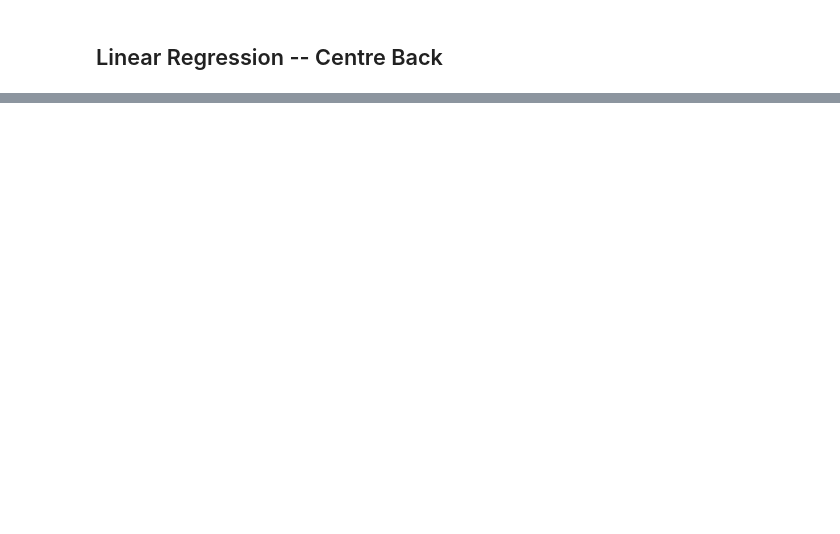
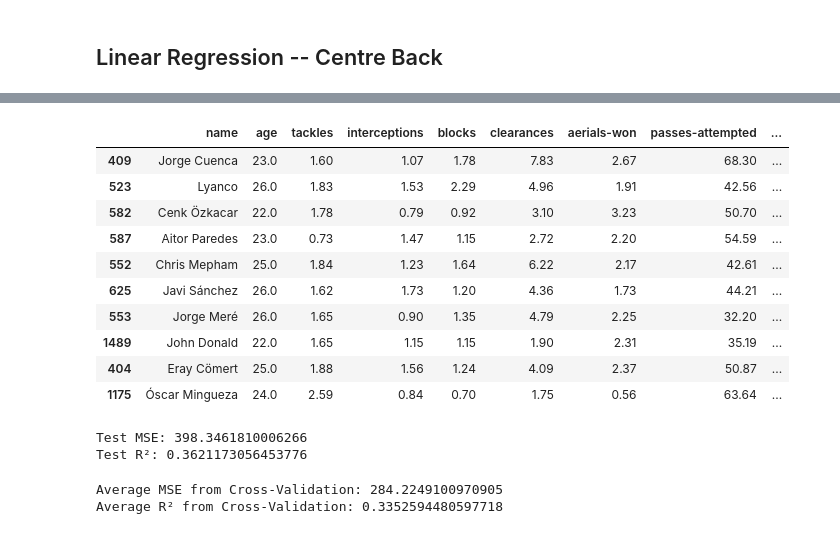
Before and after one commit to enesyesil/Moneyball-Scout-ML, a Jupyter notebook: Moneyball Scout Dataset.ipynb, the cells around one changed output, grey strips where cells are left out. Cells and saved outputs as stored; diff of their text form; code cells hidden in the pictures; blank space fills up the shorter version.

```diff
--- a/Moneyball Scout Dataset.ipynb
+++ b/Moneyball Scout Dataset.ipynb
@@ -849,0 +827,16 @@ ValueError: Input contains NaN, infinity or a value too large for dtype('float64
+# %%
+undervalued_players_27 = df_cb[(df_cb['underrated_score'] > 0)& (df_cb['age'] < 27.0)].sort_values(by='underrated_score', ascending=False)
+
+undervalued_players_27.head(10)
+# %% [output]
+|  | name | age | tackles | interceptions | blocks | clearances | aerials-won | passes-attempted | ... |
+| 409 | Jorge Cuenca | 23.0 | 1.60 | 1.07 | 1.78 | 7.83 | 2.67 | 68.30 | ... |
+| 523 | Lyanco | 26.0 | 1.83 | 1.53 | 2.29 | 4.96 | 1.91 | 42.56 | ... |
+| 582 | Cenk Özkacar | 22.0 | 1.78 | 0.79 | 0.92 | 3.10 | 3.23 | 50.70 | ... |
+| 587 | Aitor Paredes | 23.0 | 0.73 | 1.47 | 1.15 | 2.72 | 2.20 | 54.59 | ... |
+| 552 | Chris Mepham | 25.0 | 1.84 | 1.23 | 1.64 | 6.22 | 2.17 | 42.61 | ... |
+| 625 | Javi Sánchez | 26.0 | 1.62 | 1.73 | 1.20 | 4.36 | 1.73 | 44.21 | ... |
+| 553 | Jorge Meré | 26.0 | 1.65 | 0.90 | 1.35 | 4.79 | 2.25 | 32.20 | ... |
+| 1489 | John Donald | 22.0 | 1.65 | 1.15 | 1.15 | 1.90 | 2.31 | 35.19 | ... |
+| 404 | Eray Cömert | 25.0 | 1.88 | 1.56 | 1.24 | 4.09 | 2.37 | 50.87 | ... |
+| 1175 | Óscar Mingueza | 24.0 | 2.59 | 0.84 | 0.70 | 1.75 | 0.56 | 63.64 | ... |
@@ -849,0 +846,43 @@ ValueError: Input contains NaN, infinity or a value too large for dtype('float64
+# %%
+from sklearn.metrics import mean_squared_error, r2_score
+
+# Check if `y_test` contains NaN or infinite values
+if np.any(np.isnan(y_test)) or np.any(np.isinf(y_test)):
+    print("y_test contains NaN or infinite values.")
+
+# Predict on the test set
+y_pred_test = model.predict(X_test)
+
+
+# Calculate the MSE and R² score
+mse_test = mean_squared_error(y_test, y_pred_test)
+r2_test = r2_score(y_test, y_pred_test)
+
+print(f"Test MSE: {mse_test}")
+print(f"Test R²: {r2_test}")
+# %% [output]
+Test MSE: 398.3461810006266
+Test R²: 0.3621173056453776
+# %%
+from sklearn.model_selection import cross_val_score
+
+# Make sure to scale your features for linear models
+scaler = StandardScaler()
+X_scaled = scaler.fit_transform(X)
+
+# Initialize the Linear Regression model
+model = LinearRegression()
+
+# Perform 5-Fold Cross-Validation
+scores_mse = cross_val_score(model, X_scaled, y, scoring='neg_mean_squared_error', cv=5)
+scores_r2 = cross_val_score(model, X_scaled, y, scoring='r2', cv=5)
+
+# Calculate average MSE and R²
+avg_mse = -scores_mse.mean()
+avg_r2 = scores_r2.mean()
+
+print(f"Average MSE from Cross-Validation: {avg_mse}")
+print(f"Average R² from Cross-Validation: {avg_r2}")
+# %% [output]
+Average MSE from Cross-Validation: 284.2249100970905
+Average R² from Cross-Validation: 0.3352594480597718
```
Also changed, not shown: parts of 21 cells of this notebook.
